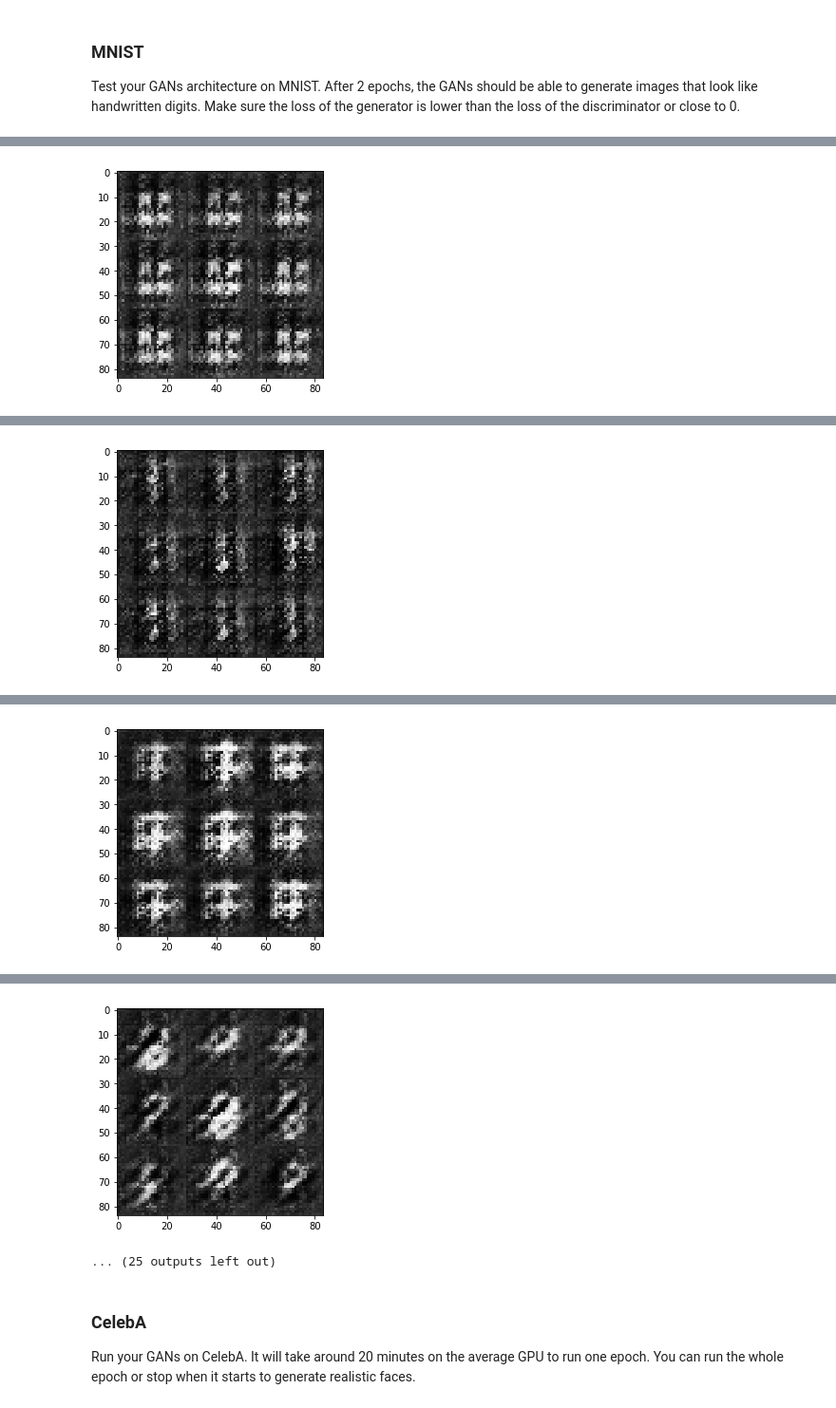
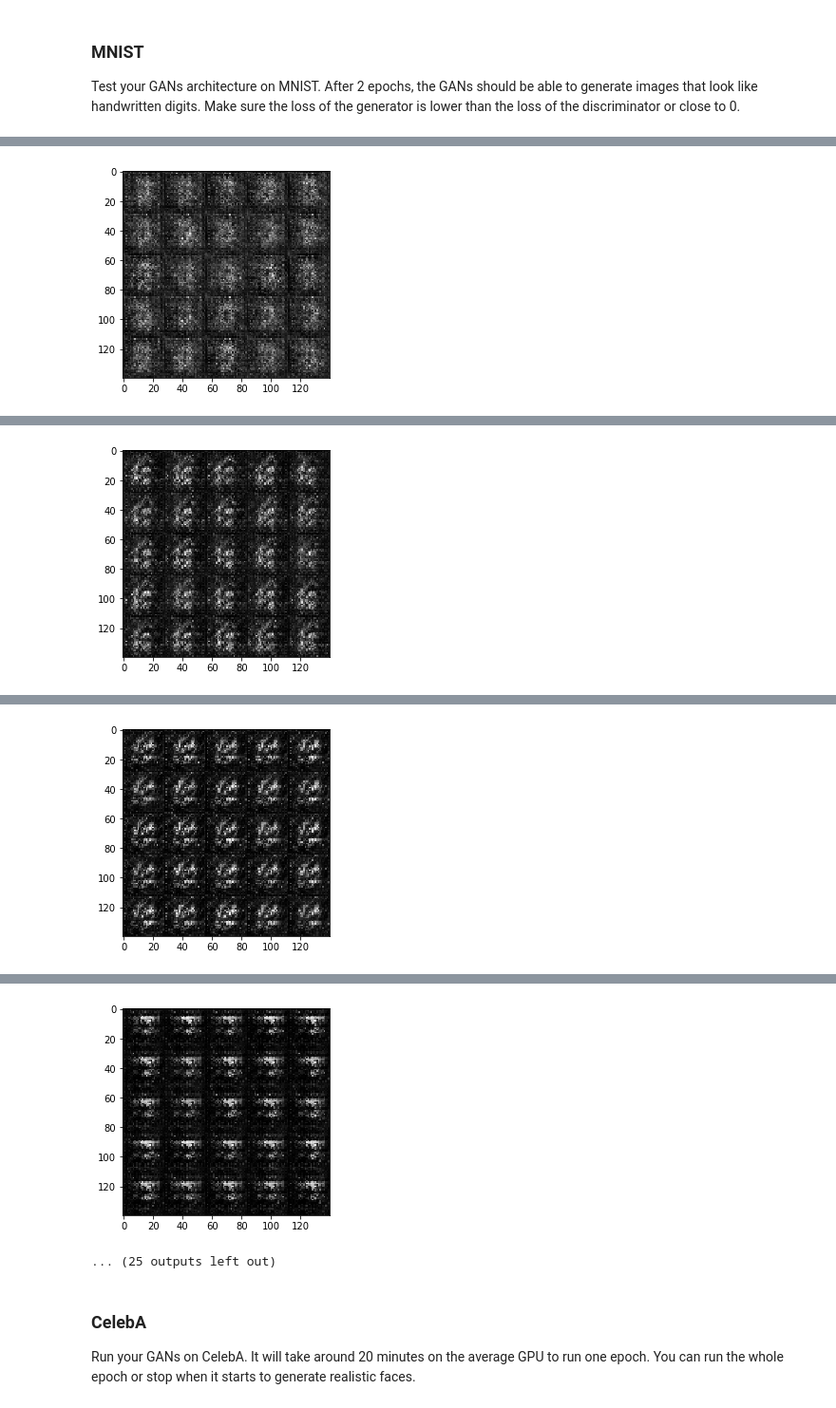
Before and after one commit to jorgergb/face_generation, a Jupyter notebook: dlnd_face_generation.ipynb, the cells around one changed output, grey strips where cells are left out. Shown at 95% size. Cells and saved outputs as stored; diff of their text form; code cells hidden in the pictures.

```diff
--- a/dlnd_face_generation.ipynb
+++ b/dlnd_face_generation.ipynb
@@ -368,6 +368,9 @@ def train(epoch_count, batch_size, z_dim, learning_rate, beta1, get_batches, dat
             for batch_images in get_batches(batch_size):
                 steps += 1
 
+                ##rescale
+                batch_images = (batch_images*2)-1
+
                 #noise
                 batch_z = np.random.uniform(-1, 1, size=(batch_size, z_dim))
 
@@ -385,7 +388,7 @@ def train(epoch_count, batch_size, z_dim, learning_rate, beta1, get_batches, dat
                     losses.append((train_loss_d, train_loss_g))
 
                 if steps%show_every == 0:
-                    show_generator_output(sess, 12, inputs_z, data_shape[3], data_image_mode)
+                    show_generator_output(sess, 25, inputs_z, data_shape[3], data_image_mode)
 
                     '''
             saver.save(sess, './checkpoints/generator.ckpt')
@@ -396,7 +399,7 @@ def train(epoch_count, batch_size, z_dim, learning_rate, beta1, get_batches, dat
 ### MNIST
 Test your GANs architecture on MNIST.  After 2 epochs, the GANs should be able to generate images that look like handwritten digits.  Make sure the loss of the generator is lower than the loss of the discriminator or close to 0.
 # %%
-batch_size = 64
+batch_size = 16
 z_dim = 100
 learning_rate = 0.0001
 beta1 = 0.5
@@ -405,7 +408,7 @@ beta1 = 0.5
 """
 DON'T MODIFY ANYTHING IN THIS CELL THAT IS BELOW THIS LINE
 """
-epochs = 2
+epochs = 3 #modified for better results
 
 mnist_dataset = helper.Dataset('mnist', glob(os.path.join(data_dir, 'mnist/*.jpg')))
 with tf.Graph().as_default():
@@ -447 +450 @@ Epoch 1/2... Discriminator Loss: 0.0458... Generator Loss: 4.0970
-[figure, old version]
+[figure, new version]
@@ -458 +461 @@ Epoch 1/2... Discriminator Loss: 0.0458... Generator Loss: 4.1131
-[figure, old version]
+[figure, new version]
@@ -469 +472 @@ Epoch 1/2... Discriminator Loss: 0.0413... Generator Loss: 4.7889
-[figure, old version]
+[figure, new version]
@@ -480,4 +483,4 @@ Epoch 1/2... Discriminator Loss: 0.0327... Generator Loss: 4.7400
-[figure, old version]
+[figure, new version]
 ... (25 outputs left out)
 # %% [markdown]
 ### CelebA
```
Also changed, not shown: parts of 2 cells of this notebook.
